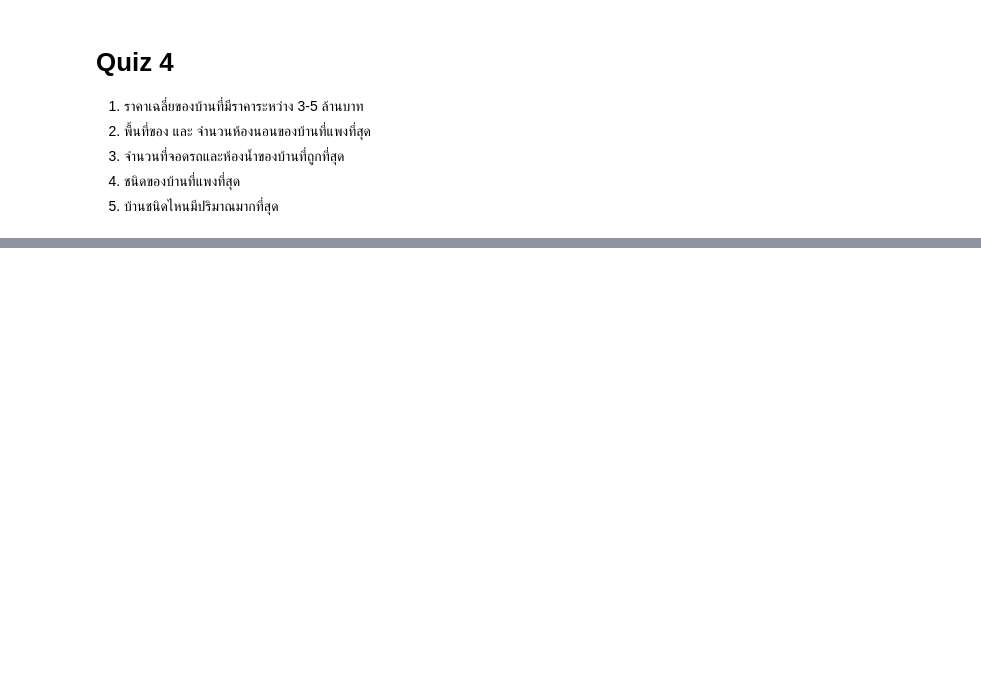
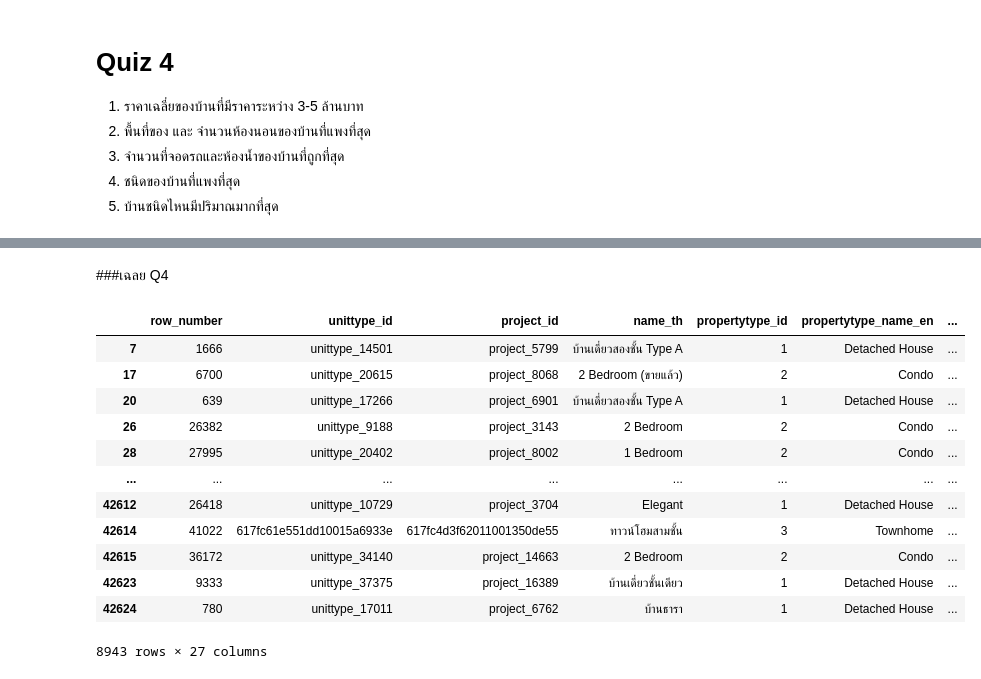
Before and after one commit to chutimaq/BasicProg_DataViz65, a Jupyter notebook: Pandas_Dataframe.ipynb, the cells around one changed output, grey strips where cells are left out. Saved outputs shown, nothing was run; the diff lists cells and outputs as text; code cells hidden in the pictures; blank space fills up the shorter version.

```diff
--- a/Pandas_Dataframe.ipynb
+++ b/Pandas_Dataframe.ipynb
@@ -217 +230,20 @@ data1[data1['price_min']>10000000].describe()
+# %% [markdown]
+###เฉลย Q4
+# %%
+# 1
+data1[(data1['price_min']>=3000000) & (data1['price_min']<=5000000)]
+# %% [output]
+|  | row_number | unittype_id | project_id | name_th | propertytype_id | propertytype_name_en | ... |
+| 7 | 1666 | unittype_14501 | project_5799 | บ้านเดี่ยวสองชั้น Type A | 1 | Detached House | ... |
+| 17 | 6700 | unittype_20615 | project_8068 | 2 Bedroom (ขายแล้ว) | 2 | Condo | ... |
+| 20 | 639 | unittype_17266 | project_6901 | บ้านเดี่ยวสองชั้น Type A | 1 | Detached House | ... |
+| 26 | 26382 | unittype_9188 | project_3143 | 2 Bedroom | 2 | Condo | ... |
+| 28 | 27995 | unittype_20402 | project_8002 | 1 Bedroom | 2 | Condo | ... |
+| ... | ... | ... | ... | ... | ... | ... | ... |
+| 42612 | 26418 | unittype_10729 | project_3704 | Elegant | 1 | Detached House | ... |
+| 42614 | 41022 | 617fc61e551dd10015a6933e | 617fc4d3f62011001350de55 | ทาวน์โฮมสามชั้น | 3 | Townhome | ... |
+| 42615 | 36172 | unittype_34140 | project_14663 | 2 Bedroom | 2 | Condo | ... |
+| 42623 | 9333 | unittype_37375 | project_16389 | บ้านเดี่ยวชั้นเดียว | 1 | Detached House | ... |
+| 42624 | 780 | unittype_17011 | project_6762 | บ้านธารา | 1 | Detached House | ... |
+8943 rows × 27 columns
 # %%
```
Also changed, not shown: parts of 17 cells of this notebook.
